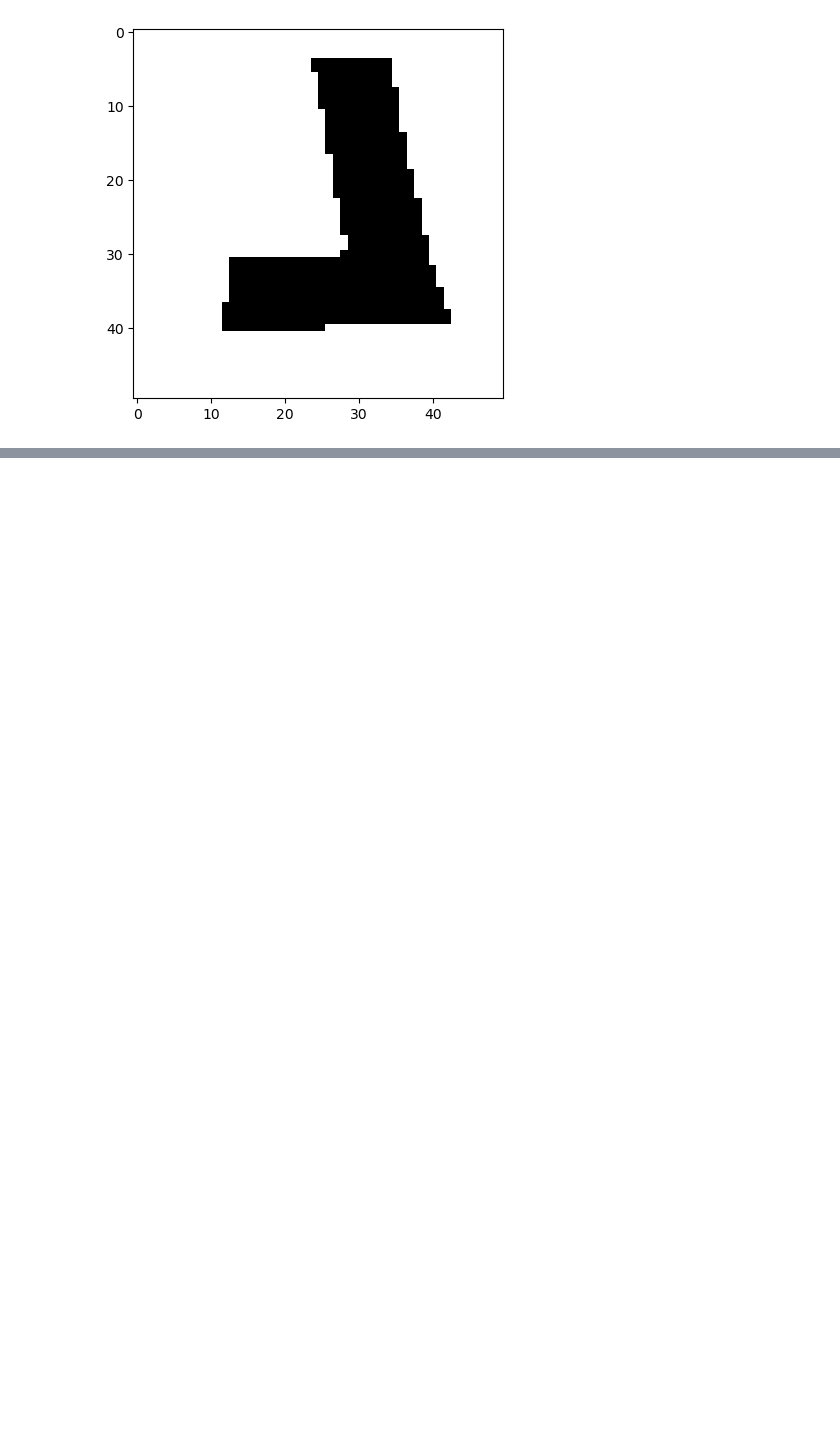
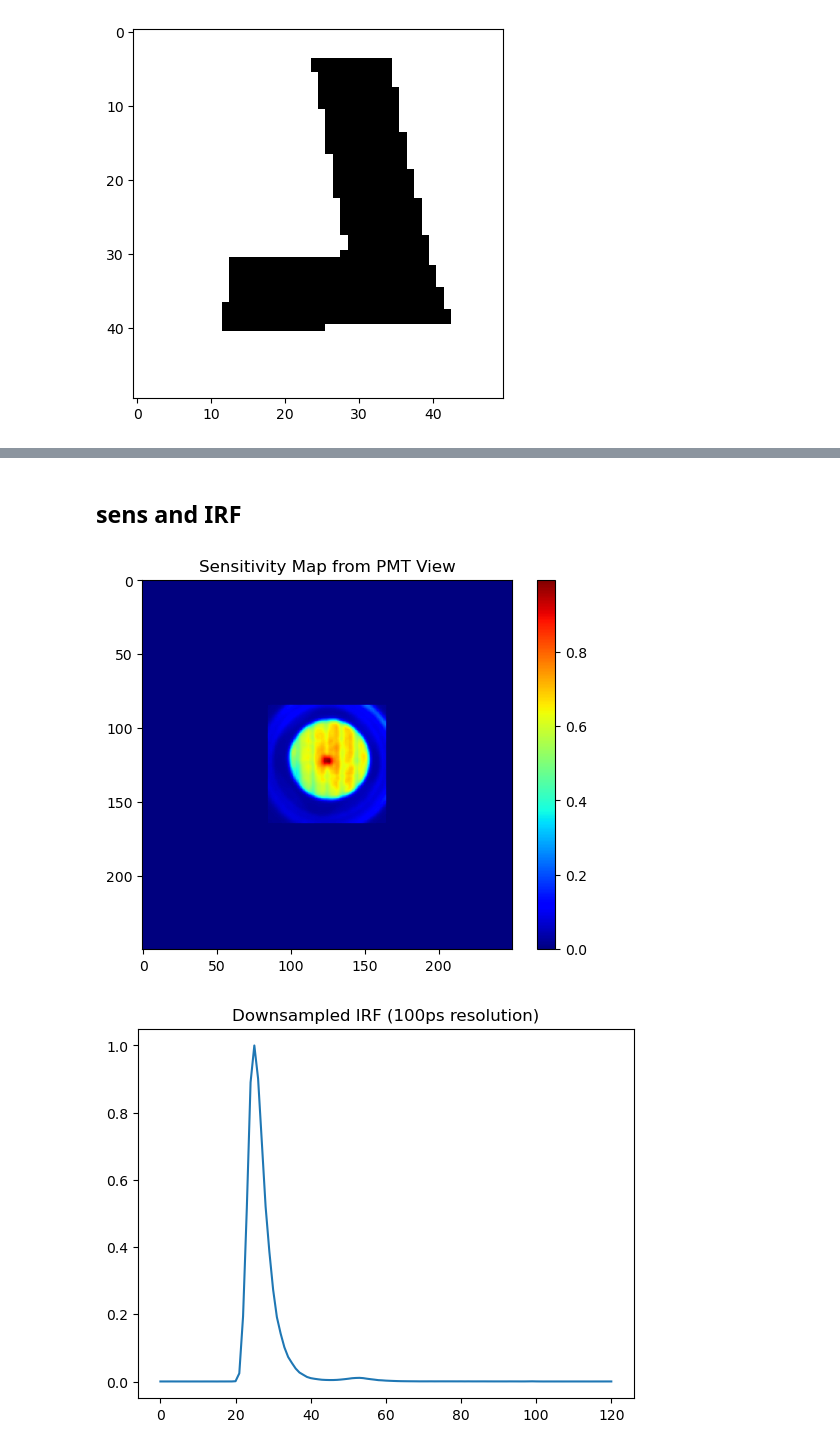
Before and after one commit to Fenrisulfr26/foam_project_pmcx, a Jupyter notebook: pmcx_fitting_sims_ipynb/hidden_obj_mcx_L.ipynb, the cells around one changed output, grey strips where cells are left out. Saved outputs shown, nothing was run; the diff lists cells and outputs as text; code cells hidden in the pictures; blank space fills up the shorter version.

```diff
--- a/pmcx_fitting_sims_ipynb/hidden_obj_mcx_L.ipynb
+++ b/pmcx_fitting_sims_ipynb/hidden_obj_mcx_L.ipynb
@@ -46,0 +103,37 @@ np.save("F:\OneDrive\MCX_foam_forward\MF_forward\obj_l_5x5cm_50x50_PMT_view.npy"
+# %% [markdown]
+## sens and IRF
+# %%
+#-----------------prepare the sensitibity map-------------
+sems_path = os.path.join(data_fold,r'sensitivity_map_gain0.7_8x8cm_51x51points_binWidth15ps_expo0.1sec_binNum2000_40deg_061224.npy')
+sensitivity = np.load(sems_path).sum(2)
+
+#================binary the sensitivity map================
+# sensitivity = sensitivity-0.3*np.max(sensitivity)
+# sensitivity[sensitivity<0] = 0
+# sensitivity[sensitivity>0] = 1
+
+sensitivity = sensitivity/sensitivity.max()                                 # normalize the sensitivity map
+sensitivity = np.fliplr(sensitivity)                                        # flip to make sure the sensitivity map is from PMT view
+sensitivity = resize(sensitivity, (80,80), interpolation=cv2.INTER_LINEAR)  # resize to (80,80) to match the (8x8)cm FOV
+sens_pad = np.zeros((250,250))
+sens_pad[125-40:125+40, 125-40:125+40] = sensitivity
+
+plt.figure()
+plt.imshow(sens_pad,'jet')
+plt.title('Sensitivity Map from PMT View')
+plt.colorbar()
+plt.show()
+
+#-----------------prepare the IRF---------------------
+IRF_path = os.path.join(data_fold,r'IRF_gain0.7_timebin15ps_2000bins_061224.npy')
+IRF = np.load(IRF_path)[:1000]
+IRF_down = resize(IRF[:np.round(121*100/15).astype('int')], (1, 121), interpolation=cv2.INTER_NEAREST_EXACT)
+IRF_down= np.squeeze(IRF_down)
+IRF_down = IRF_down/IRF_down.max()      # normalize the IRF
+plt.figure()
+plt.plot(IRF_down)
+plt.title('Downsampled IRF (100ps resolution)')
+plt.show()
+# %% [output]
+[figure, added]
+[figure, added]
```
Also changed, not shown: parts of 7 cells of this notebook, 3 other files.
